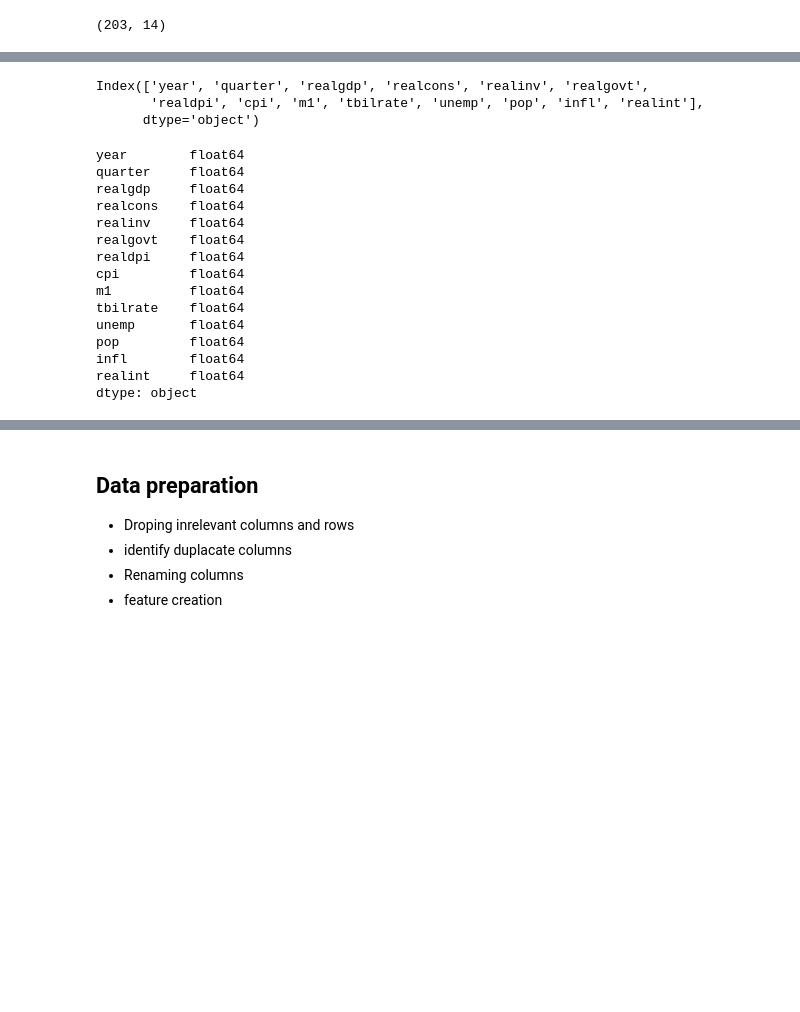
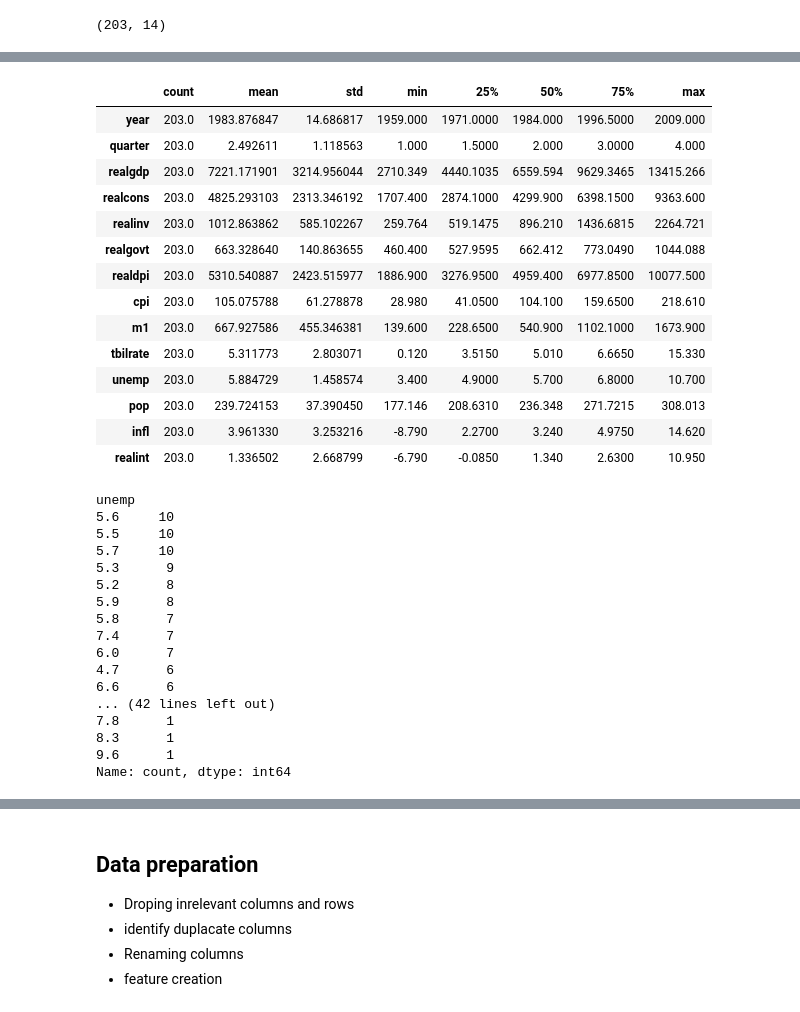
Before and after one commit to ayoub22222222/EDA_project, a Jupyter notebook: Untitled1.ipynb, the cells around one changed output, grey strips where cells are left out. Cells and saved outputs as stored; diff of their text form; code cells hidden in the pictures; blank space fills up the shorter version.

```diff
--- a/Untitled1.ipynb
+++ b/Untitled1.ipynb
@@ -86,27 +103,41 @@ macro_data.head(5)
 # %%
 # to display all the columns
-macro_data.columns
+macro_data.describe().T
 # %% [output]
-Index(['year', 'quarter', 'realgdp', 'realcons', 'realinv', 'realgovt',
-       'realdpi', 'cpi', 'm1', 'tbilrate', 'unemp', 'pop', 'infl', 'realint'],
-      dtype='object')
+|  | count | mean | std | min | 25% | 50% | 75% | max |
+| year | 203.0 | 1983.876847 | 14.686817 | 1959.000 | 1971.0000 | 1984.000 | 1996.5000 | 2009.000 |
+| quarter | 203.0 | 2.492611 | 1.118563 | 1.000 | 1.5000 | 2.000 | 3.0000 | 4.000 |
+| realgdp | 203.0 | 7221.171901 | 3214.956044 | 2710.349 | 4440.1035 | 6559.594 | 9629.3465 | 13415.266 |
+| realcons | 203.0 | 4825.293103 | 2313.346192 | 1707.400 | 2874.1000 | 4299.900 | 6398.1500 | 9363.600 |
+| realinv | 203.0 | 1012.863862 | 585.102267 | 259.764 | 519.1475 | 896.210 | 1436.6815 | 2264.721 |
+| realgovt | 203.0 | 663.328640 | 140.863655 | 460.400 | 527.9595 | 662.412 | 773.0490 | 1044.088 |
+| realdpi | 203.0 | 5310.540887 | 2423.515977 | 1886.900 | 3276.9500 | 4959.400 | 6977.8500 | 10077.500 |
+| cpi | 203.0 | 105.075788 | 61.278878 | 28.980 | 41.0500 | 104.100 | 159.6500 | 218.610 |
+| m1 | 203.0 | 667.927586 | 455.346381 | 139.600 | 228.6500 | 540.900 | 1102.1000 | 1673.900 |
+| tbilrate | 203.0 | 5.311773 | 2.803071 | 0.120 | 3.5150 | 5.010 | 6.6650 | 15.330 |
+| unemp | 203.0 | 5.884729 | 1.458574 | 3.400 | 4.9000 | 5.700 | 6.8000 | 10.700 |
+| pop | 203.0 | 239.724153 | 37.390450 | 177.146 | 208.6310 | 236.348 | 271.7215 | 308.013 |
+| infl | 203.0 | 3.961330 | 3.253216 | -8.790 | 2.2700 | 3.240 | 4.9750 | 14.620 |
+| realint | 203.0 | 1.336502 | 2.668799 | -6.790 | -0.0850 | 1.340 | 2.6300 | 10.950 |
 # %%
 # every columns is a series and each one have there own data types
-macro_data.dtypes
+macro_data['unemp'].value_counts()
 # %% [output]
-year        float64
-quarter     float64
-realgdp     float64
-realcons    float64
-realinv     float64
-realgovt    float64
-realdpi     float64
-cpi         float64
-m1          float64
-tbilrate    float64
-unemp       float64
-pop         float64
-infl        float64
-realint     float64
-dtype: object
+unemp
+5.6     10
+5.5     10
+5.7     10
+5.3      9
+5.2      8
+5.9      8
+5.8      7
+7.4      7
+6.0      7
+4.7      6
+6.6      6
+... (42 lines left out)
+7.8      1
+8.3      1
+9.6      1
+Name: count, dtype: int64
 # %%
```
Also changed, not shown: parts of 17 cells of this notebook.
